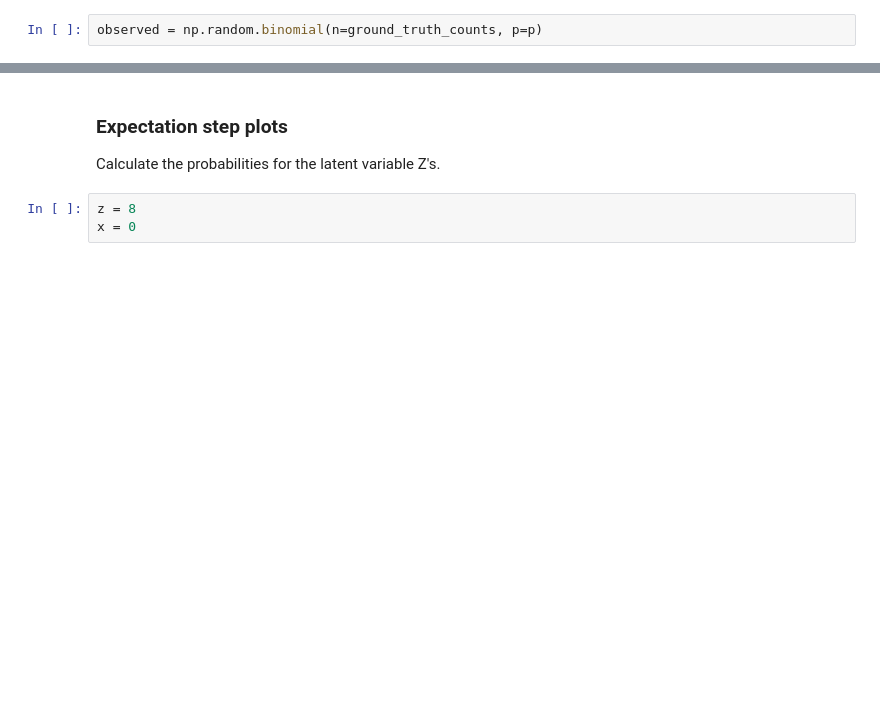
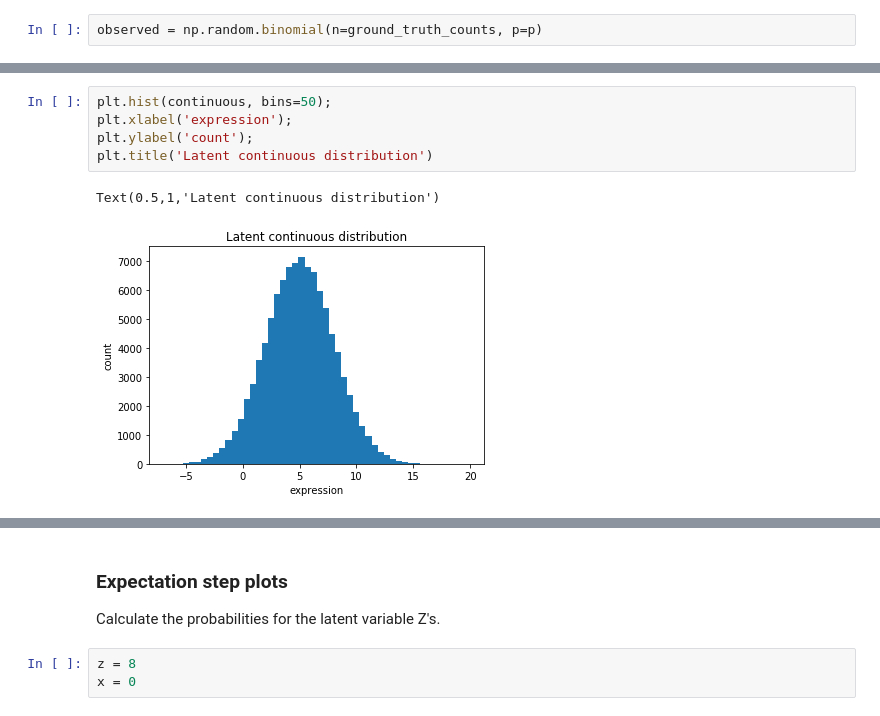
Before and after one commit to yelabucsf/scrna-parameter-estimation, a Jupyter notebook: notebooks/1d_em_simulation.ipynb, the cells around one changed output, grey strips where cells are left out. Saved outputs shown, nothing was run; the diff lists cells and outputs as text; blank space fills up the shorter version.

```diff
--- a/notebooks/1d_em_simulation.ipynb
+++ b/notebooks/1d_em_simulation.ipynb
@@ -76,3 +78,11 @@ Best possible estimate of sigma: 1.038820695548563
+# %%
+plt.hist(continuous, bins=50);
+plt.xlabel('expression');
+plt.ylabel('count');
+plt.title('Latent continuous distribution')
+# %% [output]
+Text(0.5,1,'Latent continuous distribution')
+[figure, added]
 # %%
 plt.figure(figsize=(15, 5))
 plt.subplot(1, 2, 1);
```
Also changed, not shown: parts of 38 cells of this notebook, 9 other files.
